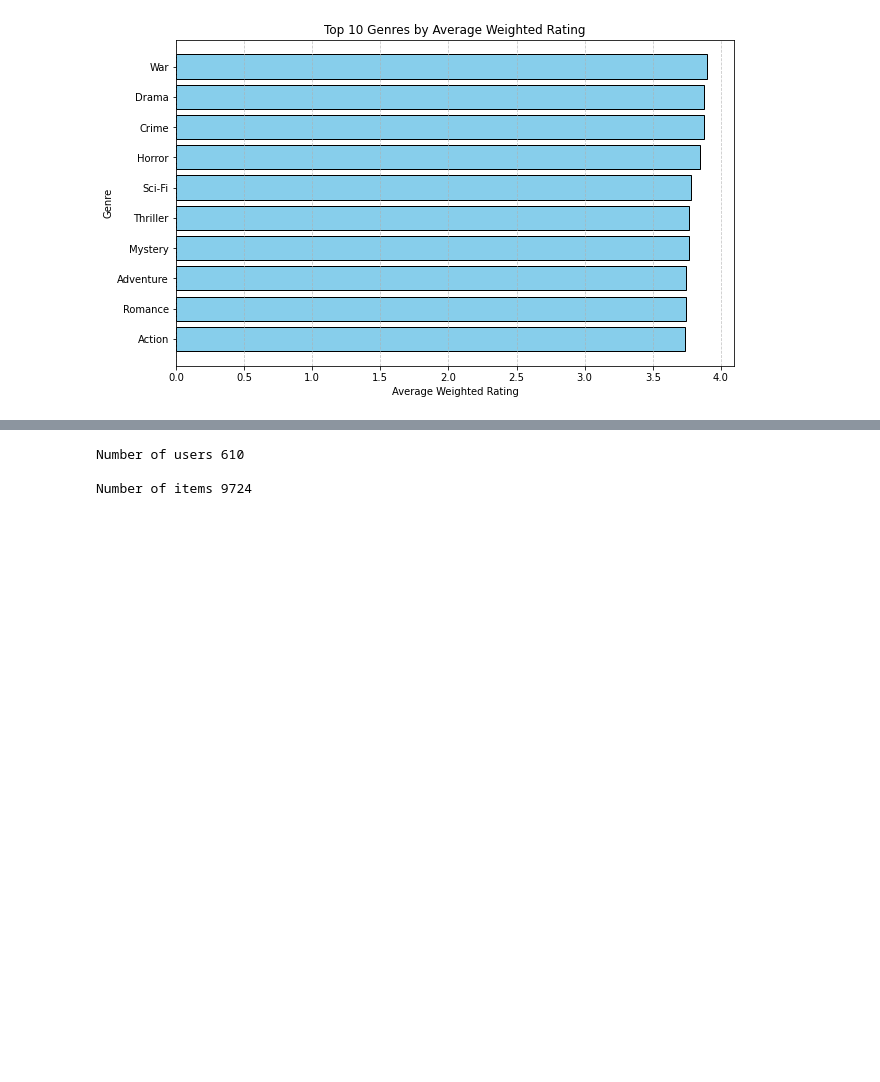
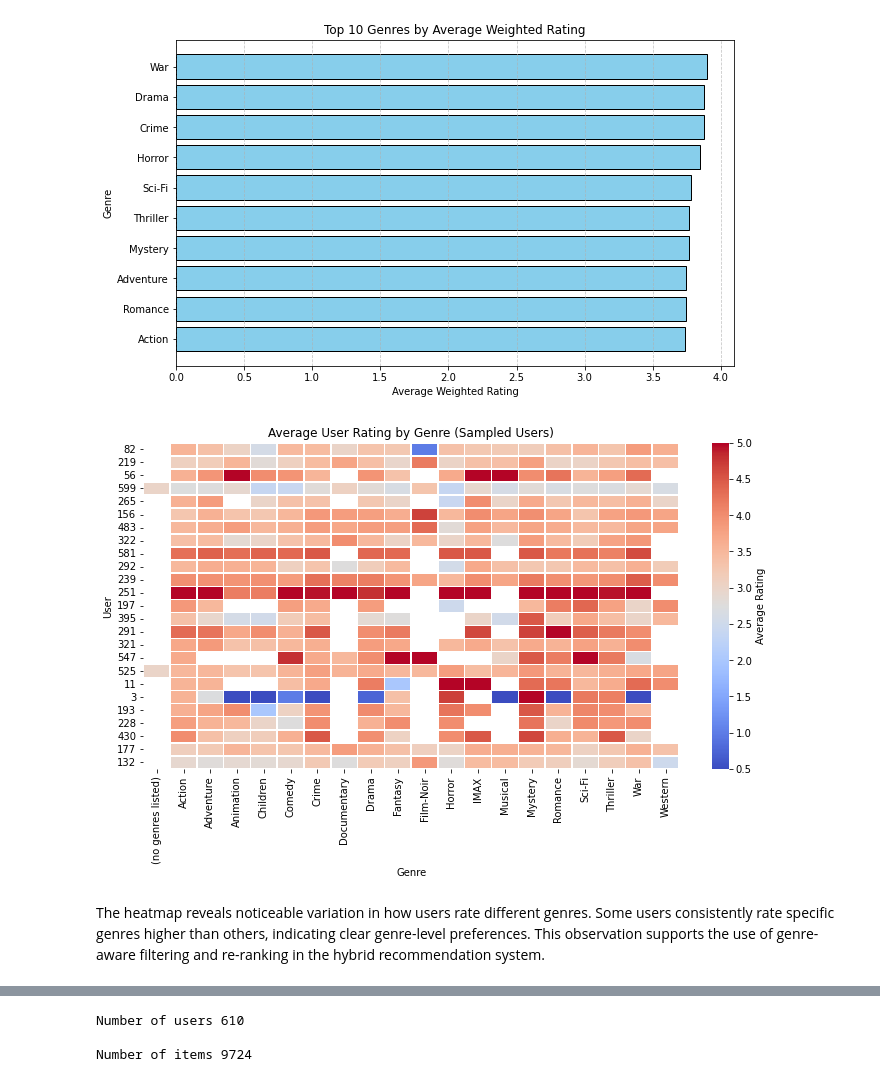
Before and after one commit to MrDenzy/Phase-4-Project---Movie-Recommendation-System, a Jupyter notebook: notebook/vkones.ipynb, the cells around one changed output, grey strips where cells are left out. Drawn from its saved outputs; the diff is of its cells as text; code cells hidden in the pictures; blank space fills up the shorter version.

```diff
--- a/notebook/vkones.ipynb
+++ b/notebook/vkones.ipynb
@@ -305,5 +305,35 @@ plt.grid(axis='x', linestyle='--', alpha=0.7)
 plt.show()
 # %% [output]
 [figure]
+# %%
+import seaborn as sns
+# Compute average rating per user per genre
+user_genre_avg = (
+    df_genre
+    .groupby(['userId', 'genres'])['rating']
+    .mean()
+    .unstack()
+)
+
+# Sample users for readability
+sample_users = user_genre_avg.sample(25, random_state=42)
+
+# Plot heatmap
+plt.figure(figsize=(12,6))
+sns.heatmap(
+    sample_users,
+    cmap='coolwarm',
+    linewidths=0.5,
+    cbar_kws={'label': 'Average Rating'}
+)
+
+plt.title('Average User Rating by Genre (Sampled Users)')
+plt.xlabel('Genre')
+plt.ylabel('User')
+plt.show()
+# %% [output]
+[figure, added]
+# %% [markdown]
+The heatmap reveals noticeable variation in how users rate different genres. Some users consistently rate specific genres higher than others, indicating clear genre-level preferences. This observation supports the use of genre-aware filtering and re-ranking in the hybrid recommendation system.
 # %% [markdown]
 ## 5. Data Modeling
```
Also changed, not shown: parts of 40 cells of this notebook.
